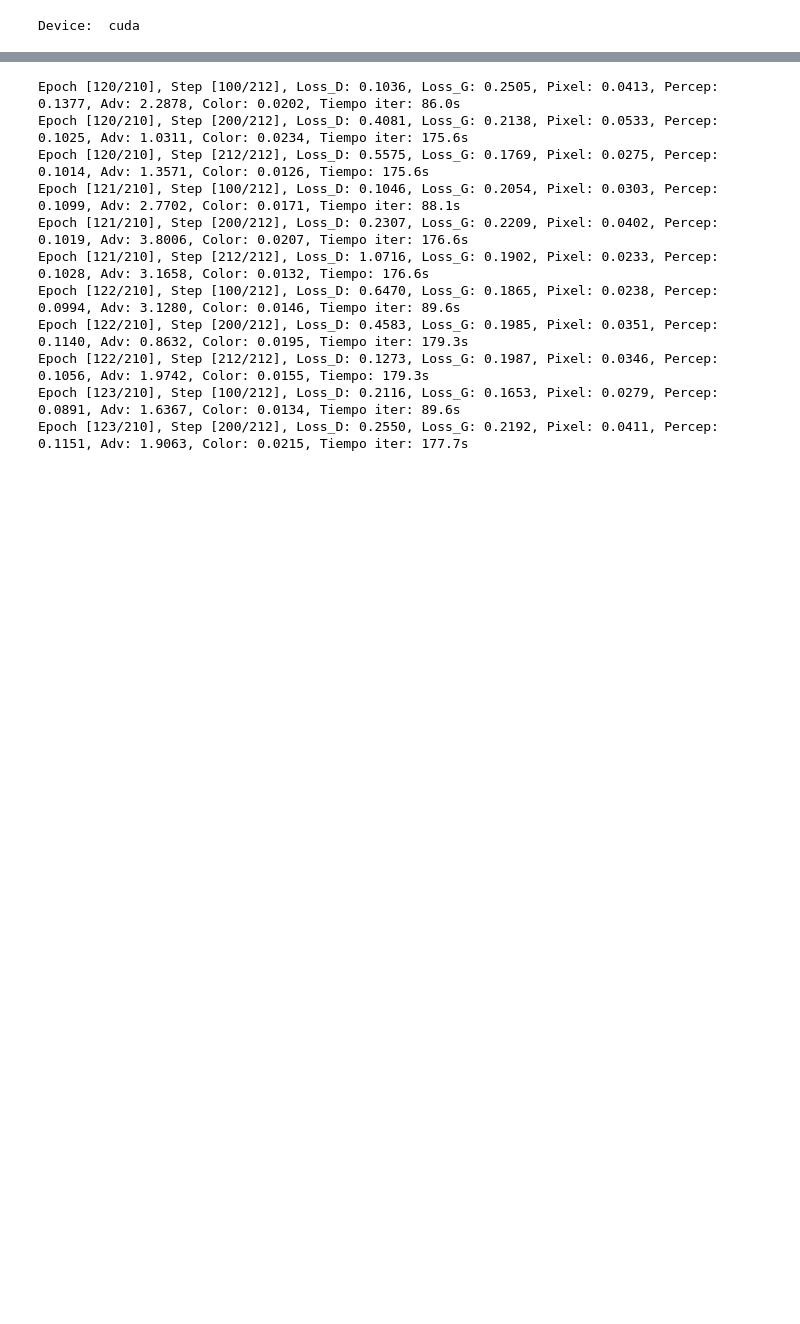
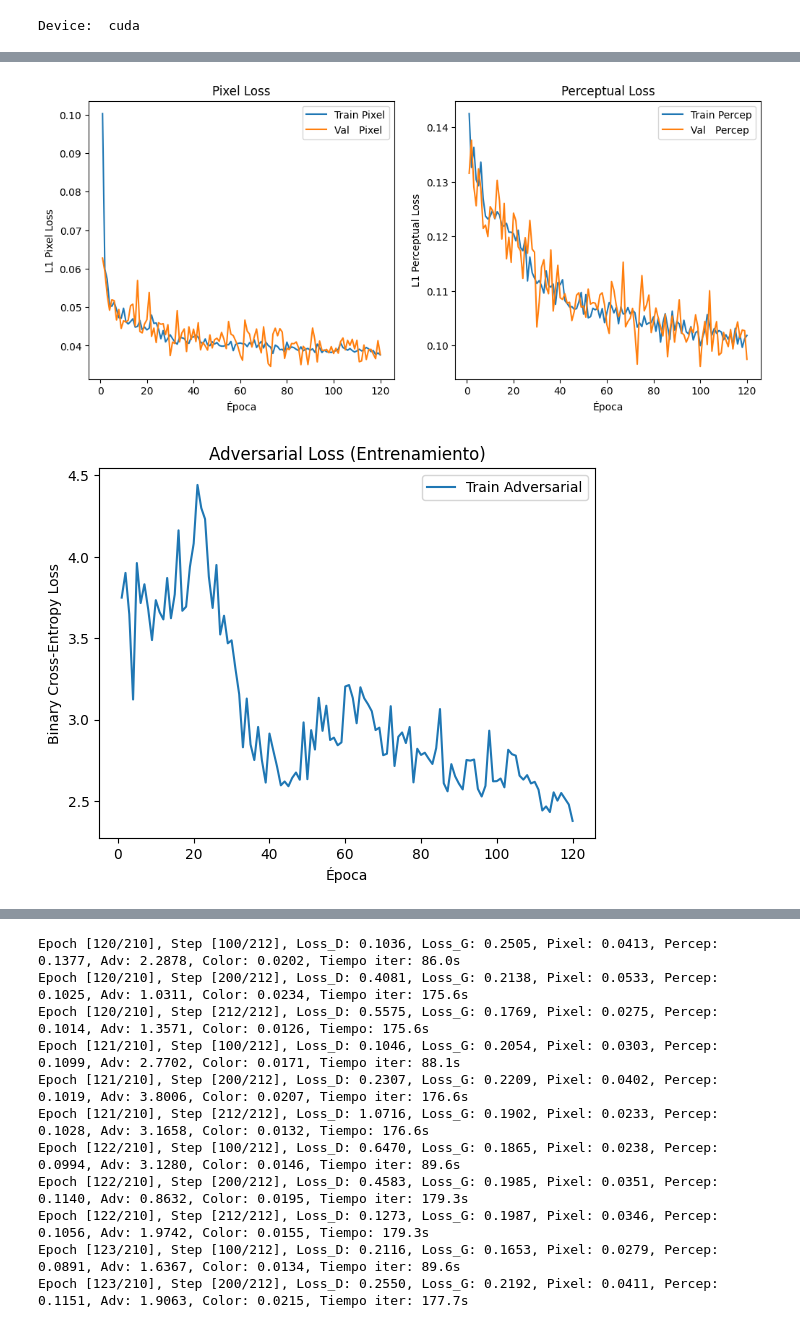
Before and after one commit to Jose117053/Super-resolucion-de-imagenes-con-SRGAN, a Jupyter notebook: Gan.ipynb, the cells around one changed output, grey strips where cells are left out. Saved outputs shown, nothing was run; the diff lists cells and outputs as text; code cells hidden in the pictures; blank space fills up the shorter version.

```diff
--- a/Gan.ipynb
+++ b/Gan.ipynb
@@ -214,8 +232,7 @@ class Discriminator(nn.Module):
     y produce un mapa de salida indicando la probabilidad de “realismo” para cada
     región.
 
-    Supongamos que pasamos una imagel real (HR) por el discriminador, obtenemos el siguiente tensor
-    antes de aplicar sigmoid:
+    Supongamos que pasamos una imagel real (HR) por el discriminador, obtenemos el siguiente tensor.
 
     [[ 2.0,   0.5 ],
      [ -1.0,  1.0 ]]
@@ -230,7 +247,7 @@ class Discriminator(nn.Module):
     El objetivo del discriminador es convertir los logits en probabilidades y comparar con las etiquetas
     (1 para real, 0 para fake)
 
-    Al aplicar sigmoid al real se devuelve:
+    Al aplicar sigmoid al real se devuelve (Esto se calcula en el entrenamiento, pero es para ejemplificar):
 
     [[ 0.8808,  0.6225 ],
       [ 0.2689,  0.7311 ]]
@@ -562,0 +611,39 @@ KeyboardInterrupt:
+# %%
+epochs = list(range(1, num_epochs + 1))
+
+plt.figure(figsize=(12, 5))
+plt.subplot(1, 2, 1)
+plt.plot(epochs, train_pixel_losses, label="Train Pixel")
+plt.plot(epochs, val_pixel_losses,   label="Val   Pixel")
+plt.xlabel("Época")
+plt.ylabel("L1 Pixel Loss")
+plt.legend()
+plt.title("Pixel Loss")
+
+plt.subplot(1, 2, 2)
+plt.plot(epochs, train_percep_losses, label="Train Percep")
+plt.plot(epochs, val_percep_losses,   label="Val   Percep")
+plt.xlabel("Época")
+plt.ylabel("L1 Perceptual Loss")
+plt.legend()
+plt.title("Perceptual Loss")
+
+plt.figure()
+plt.plot(epochs, train_adv_losses, label="Train Adversarial")
+plt.xlabel("Época")
+plt.ylabel("Binary Cross-Entropy Loss")
+plt.legend()
+plt.title("Adversarial Loss (Entrenamiento)")
+plt.show()
+
+plt.figure()
+plt.plot(epochs, train_color_losses, label="Train Color")
+plt.plot(epochs, val_color_losses,   label="Val   Color")
+plt.xlabel("Época")
+plt.ylabel("L1 Color Loss")
+plt.legend()
+plt.title("Color Loss")
+plt.show()
+# %% [output]
+[figure, added]
+[figure, added]
```
Also changed, not shown: parts of 12 cells of this notebook.
